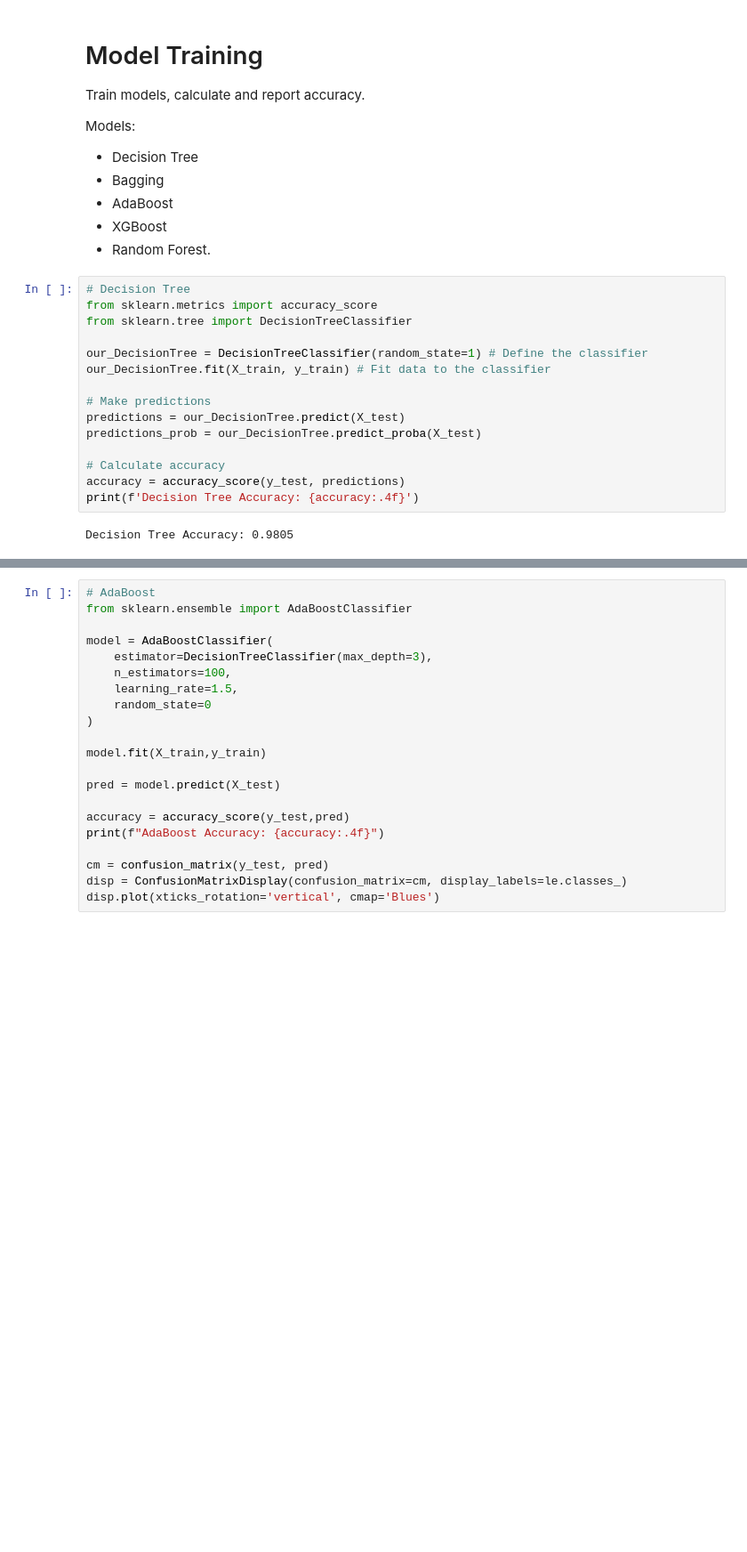
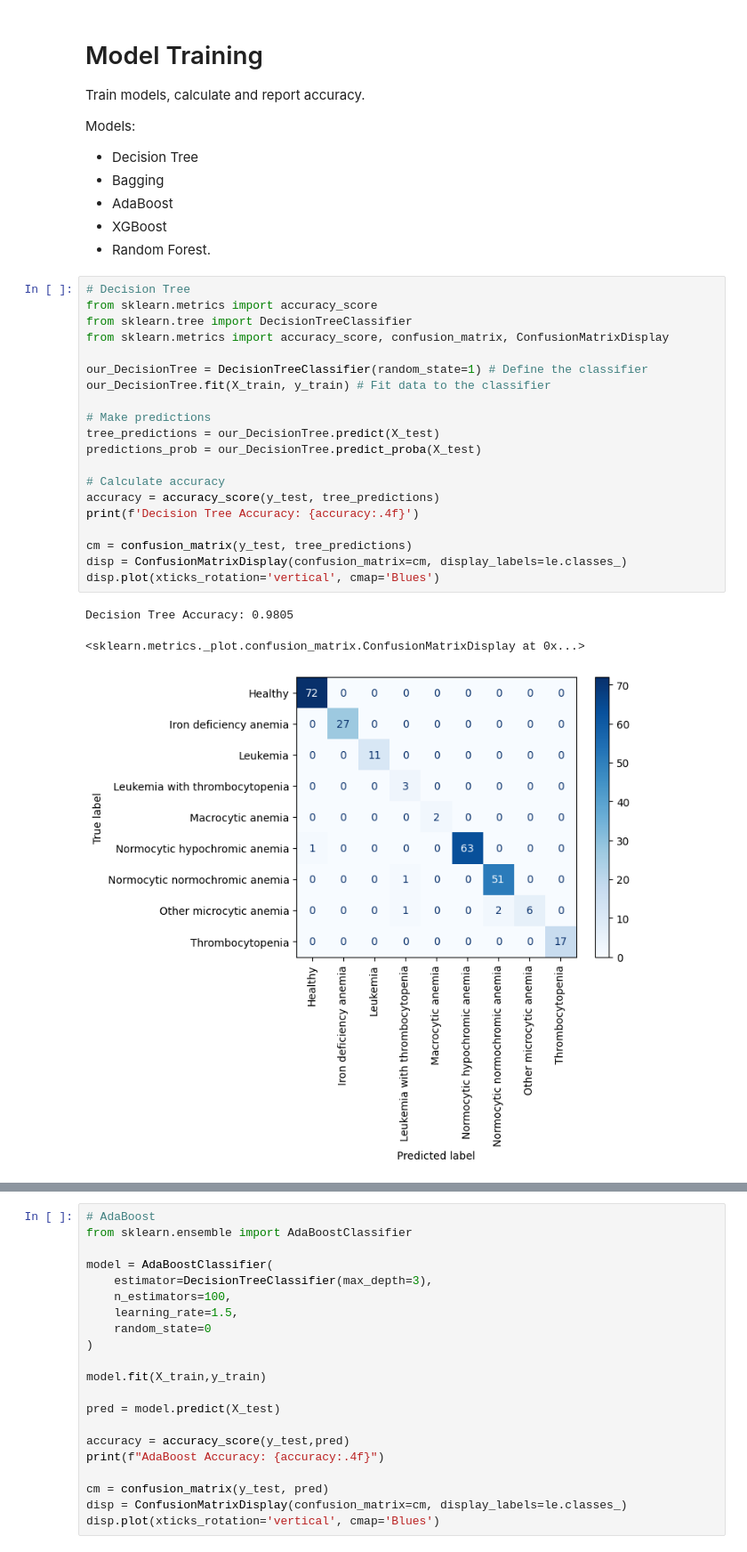
Before and after one commit to davidtabor0/Anemia_Classification, a Jupyter notebook: Anemia_Notebook.ipynb, the cells around one changed output, grey strips where cells are left out. Shown at 89% size. Saved outputs shown, nothing was run; the diff lists cells and outputs as text; blank space fills up the shorter version.

Commit message:
Decision tree conf matrix

```diff
--- a/Anemia_Notebook.ipynb
+++ b/Anemia_Notebook.ipynb
@@ -160,20 +160,27 @@ Models:
 # %%
 # Decision Tree
 from sklearn.metrics import accuracy_score
 from sklearn.tree import DecisionTreeClassifier
+from sklearn.metrics import accuracy_score, confusion_matrix, ConfusionMatrixDisplay
 
 our_DecisionTree = DecisionTreeClassifier(random_state=1) # Define the classifier
 our_DecisionTree.fit(X_train, y_train) # Fit data to the classifier
 
 # Make predictions
-predictions = our_DecisionTree.predict(X_test)
+tree_predictions = our_DecisionTree.predict(X_test)
 predictions_prob = our_DecisionTree.predict_proba(X_test)
 
 # Calculate accuracy
-accuracy = accuracy_score(y_test, predictions)
+accuracy = accuracy_score(y_test, tree_predictions)
 print(f'Decision Tree Accuracy: {accuracy:.4f}')
+
+cm = confusion_matrix(y_test, tree_predictions)
+disp = ConfusionMatrixDisplay(confusion_matrix=cm, display_labels=le.classes_)
+disp.plot(xticks_rotation='vertical', cmap='Blues')
 # %% [output]
 Decision Tree Accuracy: 0.9805
+<sklearn.metrics._plot.confusion_matrix.ConfusionMatrixDisplay at 0x...>
+[figure, added]
 # %%
 # Bagging
 from sklearn.ensemble import BaggingClassifier
```
Also changed, not shown: parts of 1 cell of this notebook.
